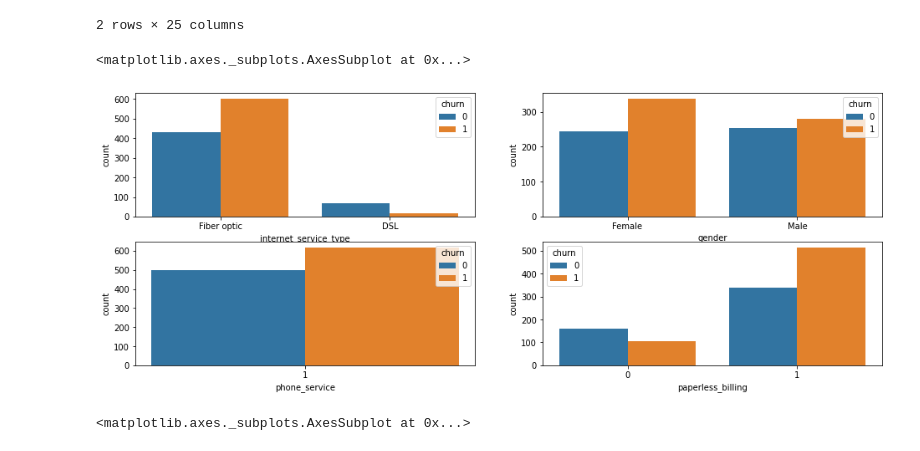
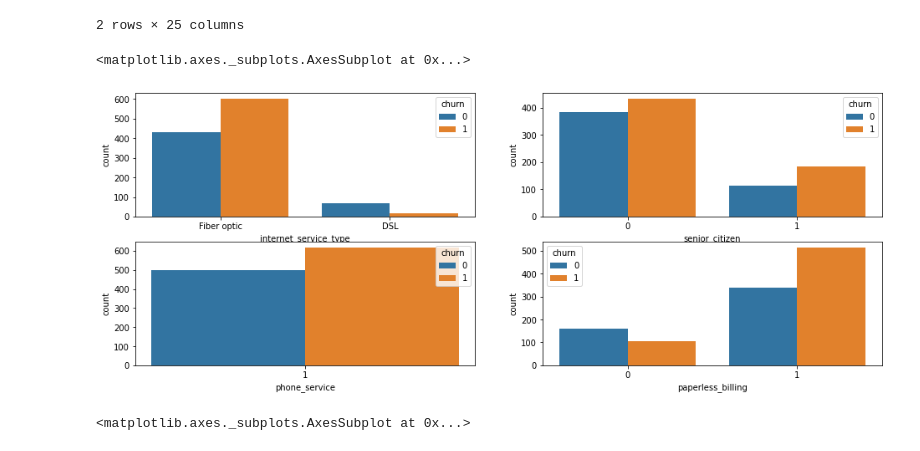
Before and after one commit to ravinder79/Telco_Churn, a Jupyter notebook: Telco_churn_ravinder.ipynb, the cells around one changed output. Cells and saved outputs as stored; diff of their text form; code cells hidden in the pictures.

```diff
--- a/Telco_churn_ravinder.ipynb
+++ b/Telco_churn_ravinder.ipynb
@@ -413,22 +432,22 @@ train.head(2)
 # %%
 plt.figure(figsize=(16, 6))
 plt.subplot(221)
 sns.countplot(x="internet_service_type", hue="churn",\
               data=train[train.monthly_charges > train.monthly_charges.quantile(0.5)][train.tenure_years <=2])
 plt.subplot(222)
-sns.countplot(x="gender", hue="churn",\
+sns.countplot(x="senior_citizen", hue="churn",\
               data=train[train.monthly_charges > train.monthly_charges.quantile(0.5)][train.tenure_years <=2])
 
 plt.subplot(223)
 sns.countplot(x="phone_service", hue="churn",\
               data=train[train.monthly_charges > train.monthly_charges.quantile(0.5)][train.tenure_years <=2])
 
 plt.subplot(224)
 sns.countplot(x="paperless_billing", hue="churn",\
               data=train[train.monthly_charges > train.monthly_charges.quantile(0.5)][train.tenure_years <=2])
 # %% [output]
 <matplotlib.axes._subplots.AxesSubplot at 0x...>
-[figure, old version]
+[figure, new version]
 # %%
 plt.figure(figsize=(16, 6))
 plt.subplot(331)
```
Also changed, not shown: parts of 34 cells of this notebook.
